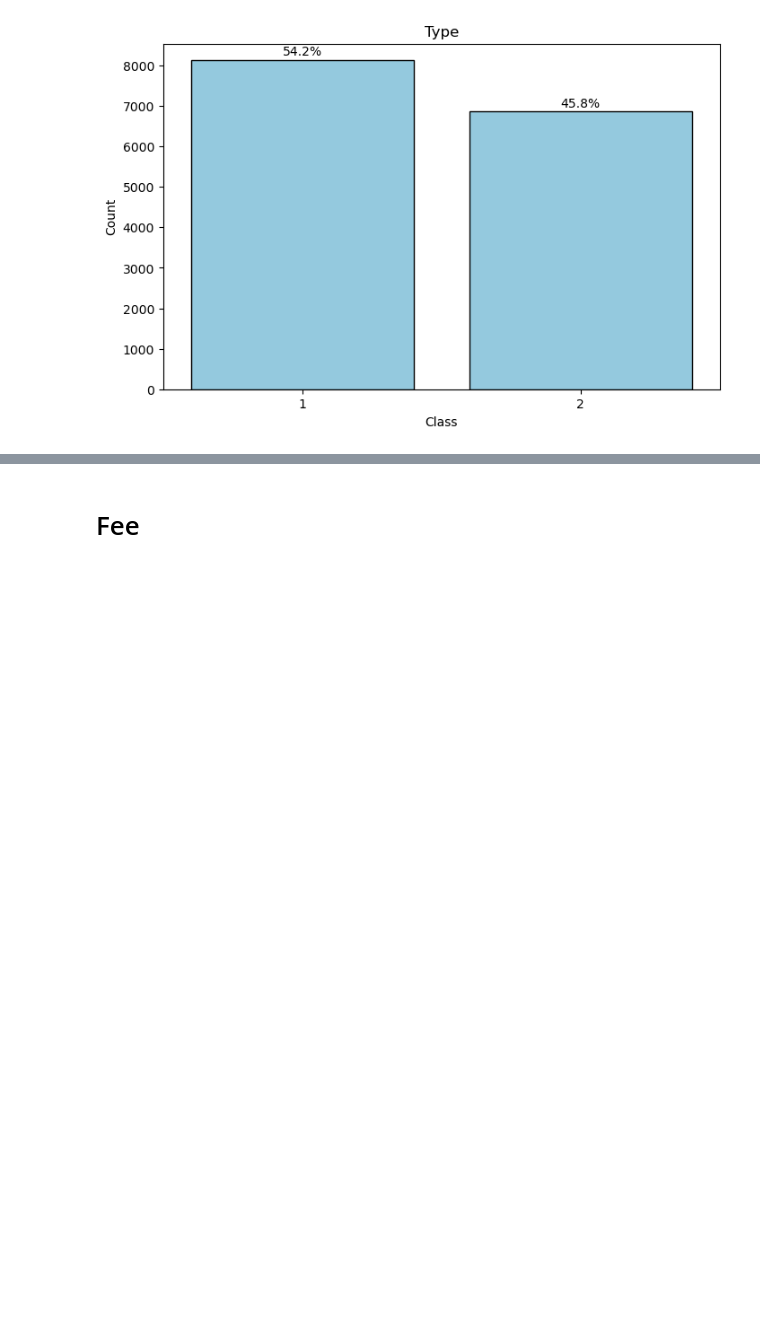
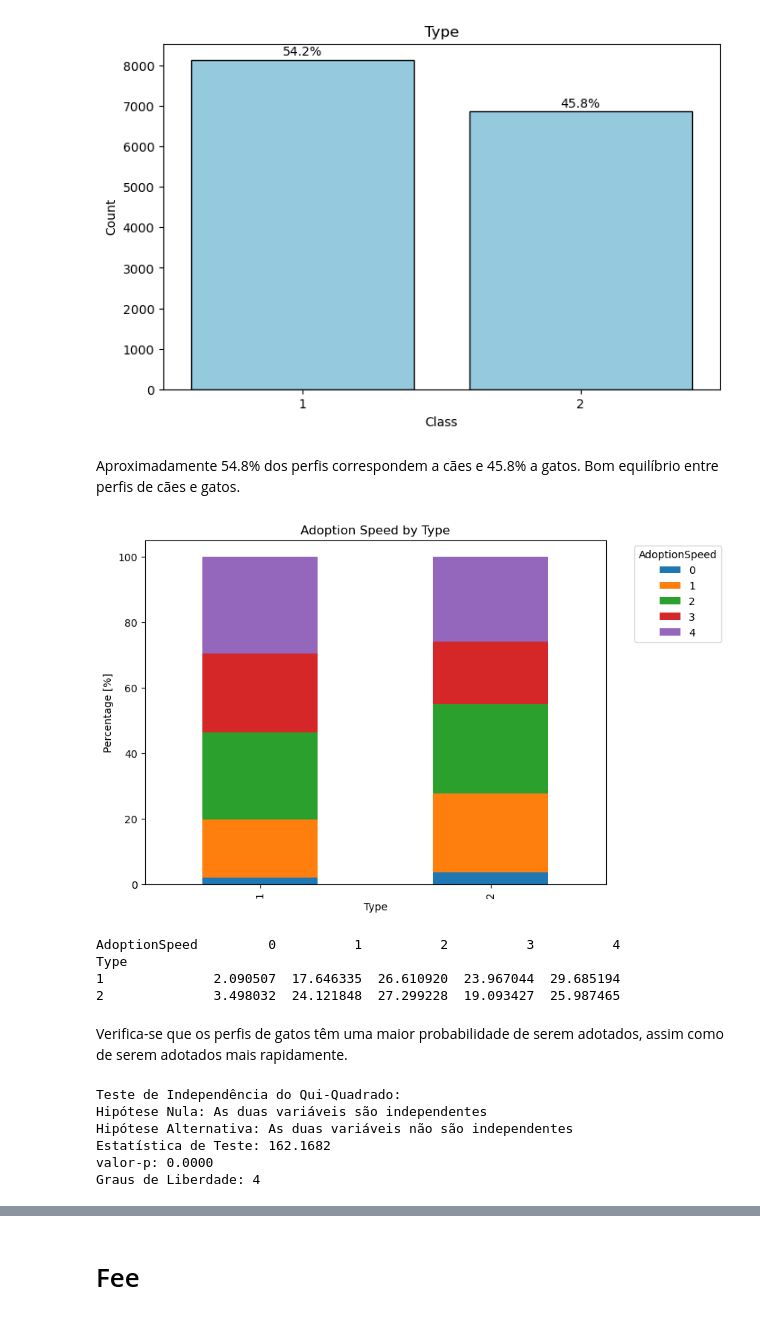
Before and after one commit to BolachinhaAmericana/MSc-MachineLearning, a Jupyter notebook: AA_202425_Project_ASM_V2.ipynb, the cells around one changed output, grey strips where cells are left out. Drawn from its saved outputs; the diff is of its cells as text; code cells hidden in the pictures; blank space fills up the shorter version.

```diff
--- a/AA_202425_Project_ASM_V2.ipynb
+++ b/AA_202425_Project_ASM_V2.ipynb
@@ -299,3 +314,29 @@ Seria interessante retirar informação da descrição para comparar, ou complet
 mybarplot(data = df['Type'], title = "Type", xlab = "Class", ylab = "Count")
 # %% [output]
 [figure]
+# %% [markdown]
+Aproximadamente 54.8% dos perfis correspondem a cães e 45.8% a gatos. Bom equilíbrio entre perfis de cães e gatos.
+# %%
+mycrosstab(var1 = df['Type'],
+           var2 = df['AdoptionSpeed'],
+           title = 'Adoption Speed by Type',
+           xlab = 'Type',
+           ylab = 'Percentage [%]',
+           leg = 'AdoptionSpeed')
+# %% [output]
+[figure, added]
+AdoptionSpeed         0          1          2          3          4
+Type
+1              2.090507  17.646335  26.610920  23.967044  29.685194
+2              3.498032  24.121848  27.299228  19.093427  25.987465
+# %% [markdown]
+Verifica-se que os perfis de gatos têm uma maior probabilidade de serem adotados, assim como de serem adotados mais rapidamente.
+# %%
+mychi2(var1 = df["Type"], var2 = df["AdoptionSpeed"])
+# %% [output]
+Teste de Independência do Qui-Quadrado:
+Hipótese Nula: As duas variáveis são independentes
+Hipótese Alternativa: As duas variáveis não são independentes
+Estatística de Teste: 162.1682
+valor-p: 0.0000
+Graus de Liberdade: 4
```
Also changed, not shown: parts of 89 cells of this notebook.
